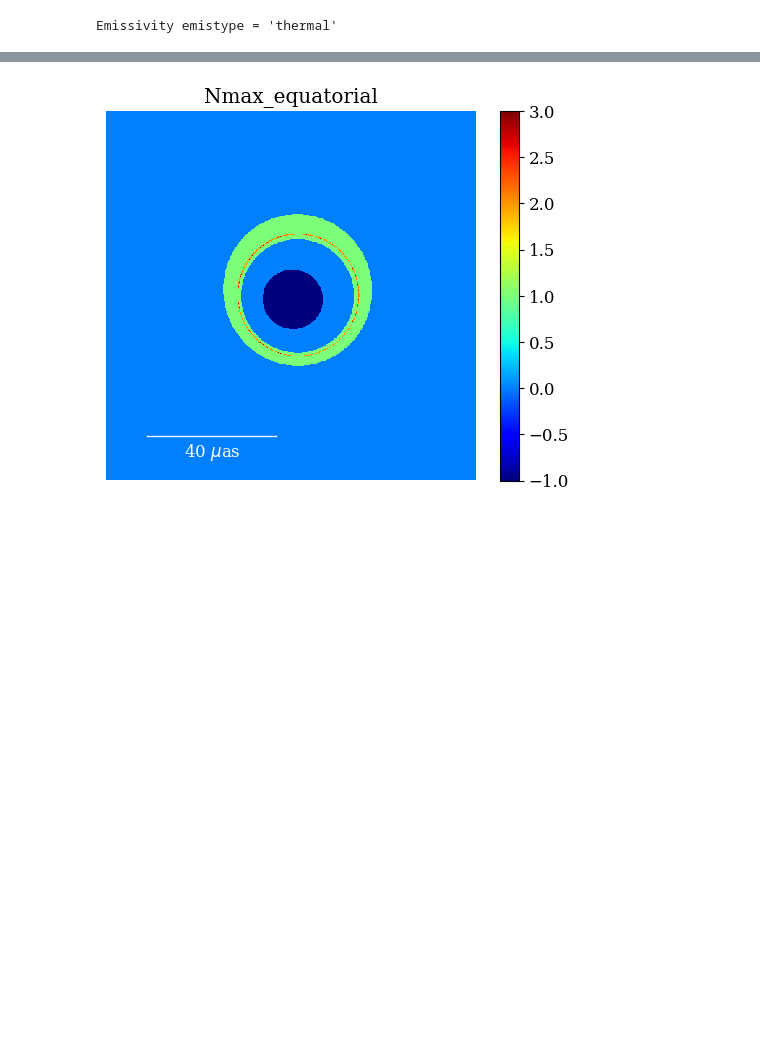
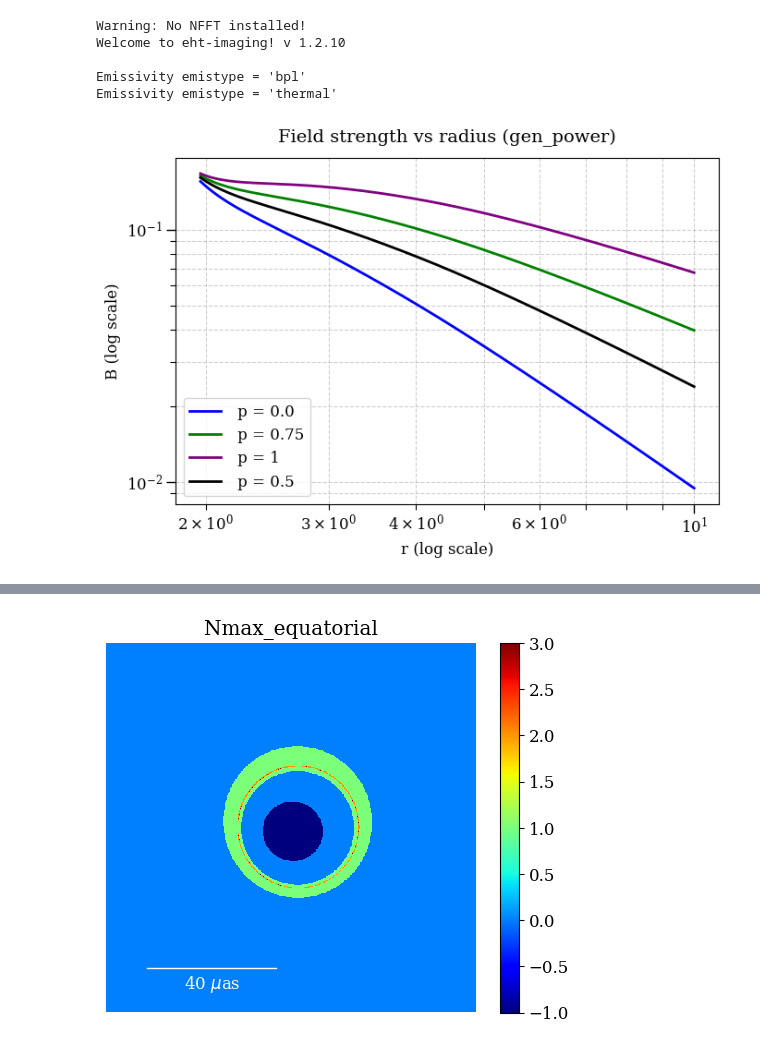
Before and after one commit to achael/kgeo, a Jupyter notebook: notebooks/equatorial_generate_images.ipynb, the cells around one changed output, grey strips where cells are left out. Cells and saved outputs as stored; diff of their text form; code cells hidden in the pictures; blank space fills up the shorter version.

Commit message:
Added code to make field strength plots

```diff
--- a/notebooks/equatorial_generate_images.ipynb
+++ b/notebooks/equatorial_generate_images.ipynb
@@ -10,6 +10,7 @@ from kgeo.velocities import Velocity
 import importlib, kgeo.emissivities as em
 importlib.reload(em)
 from kgeo.emissivities import Emissivity
+
 # file label
 label='test'
 save_image = False
@@ -44,9 +45,10 @@ r_o = np.inf           # outer radius
 #bfield = Bfield("simple", Cr=0.87, Cvert=0, Cph=0.5)
 #bfield = Bfield("simple_rm1", Cr=0.87, Cvert=0, Cph=0.5)
 #bfield = Bfield("const_comoving", Cr=0.5, Cvert=0, Cph=0.87)
-bfield = Bfield("bz_monopole",C=1)
+#bfield = Bfield("bz_monopole",C=1)
 #bfield = Bfield("bz_guess",C=1)
 #bfield = Bfield("simple", Cr=0, Cvert=1, Cph=0)
+bfield = Bfield('gen_power', n_I=-3/2, p_val=0.5, isAbove = True)
 
 # velocity model
 #velocity = Velocity('simfit') # note simfit model will not work for all spins!
@@ -56,6 +58,7 @@ velocity = Velocity('subkep', retrograde=False, fac_subkep=0.7)
 #velocity = Velocity('kep',retrograde=False)
 #velocity = Velocity('driftframe', bfield=bfield, nu_parallel=0)
 
+
 # emissivity model
 #emissivity = Emissivity("ring", r_ring=4, sigma=0.3, emiscut_in=3.5, emiscut_out=4.5)
 #emissivity = Emissivity("ring", r_ring=6, sigma=0.3, emiscut_in=5.5, emiscut_out=6.5)
@@ -63,4 +66,48 @@ velocity = Velocity('subkep', retrograde=False, fac_subkep=0.7)
 #emissivity = Emissivity("bpl", p1=-2.0, p2=-0.5)
 emissivity = Emissivity('thermal', R0=5.0, ne0=1e7, Te0=5e10, B0=10, alpha_n=1.0, alpha_T=1.0, alpha_B=1.0)
 # %% [output]
+Warning: No NFFT installed!
+Welcome to eht-imaging! v 1.2.10
+
+Emissivity emistype = 'bpl'
 Emissivity emistype = 'thermal'
+# %%
+a_plt = 0.5
+r_h = 1 + np.sqrt(1 - (a_plt * a_plt))
+r_plt = np.linspace(r_h + 0.1, 10.0, 300)
+
+p_vala = 0.0
+p_valb = 0.75
+p_valc = 1
+p_vald = 0.5
+
+bfield_plta = Bfield('gen_power', n_I=-3/2, p_val=p_vala, isAbove = True)
+bfield_pltb = Bfield('gen_power', n_I=-3/2, p_val=p_valb, isAbove = True)
+bfield_pltc = Bfield('gen_power', n_I=-3/2, p_val=p_valc, isAbove = True)
+bfield_pltd = Bfield('gen_power', n_I=-3/2, p_val=p_vald, isAbove = True)
+
+vel = Velocity('kep',retrograde=False)
+
+b_model_a = np.sqrt(bfield_plta.bsq(a_plt, r_plt, vel, th=np.pi/2))
+b_model_b = np.sqrt(bfield_pltb.bsq(a_plt, r_plt, vel, th=np.pi/2))
+b_model_c = np.sqrt(bfield_pltc.bsq(a_plt, r_plt, vel, th=np.pi/2))
+b_model_d = np.sqrt(bfield_pltd.bsq(a_plt, r_plt, vel, th=np.pi/2))
+
+fig, ax = plt.subplots(figsize=(7, 5))
+
+ax.loglog(r_plt, b_model_a, linewidth=2, color="blue", label=f" p = {p_vala}")
+ax.loglog(r_plt, b_model_b, linewidth=2, color="green", label=f" p = {p_valb}")
+ax.loglog(r_plt, b_model_c, linewidth=2, color="purple", label=f" p = {p_valc}")
+ax.loglog(r_plt, b_model_d, linewidth=2, color="black", label=f" p = {p_vald}")
+
+ax.set_title(f"Field strength vs radius ({getattr(bfield_plta, "fieldtype", "")})", fontsize=14, pad=12)
+ax.set_xlabel("r (log scale)", fontsize=12)
+ax.set_ylabel("B (log scale)", fontsize=12)
+ax.grid(True, which="both", linestyle="--", alpha=0.6)
+ax.tick_params(axis="both", which="major", length=7, width=1)
+ax.tick_params(axis="both", which="minor", length=4, width=0.8)
+ax.legend()
+fig.tight_layout()
+plt.show()
+# %% [output]
+[figure, added]
```
Also changed, not shown: parts of 7 cells of this notebook.
